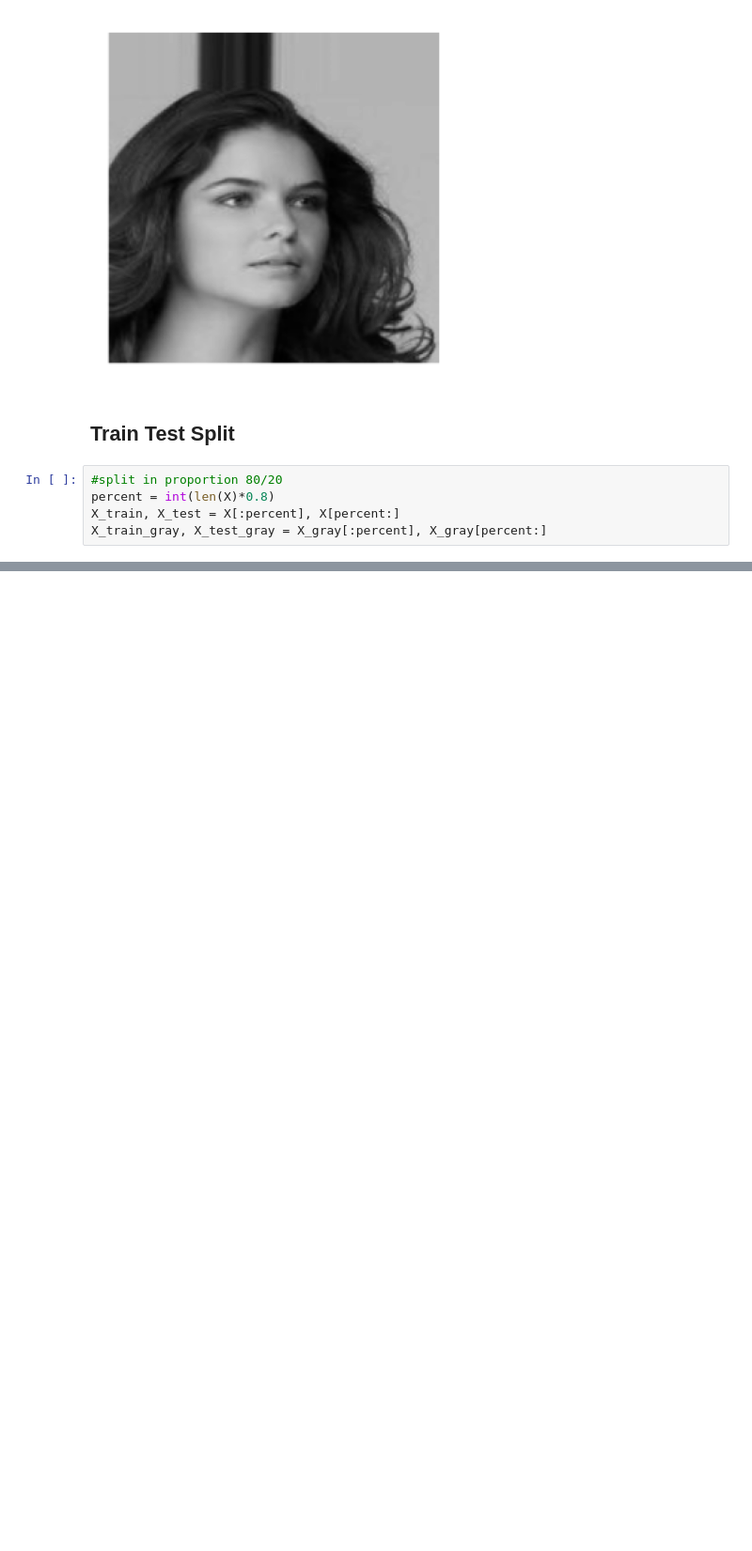
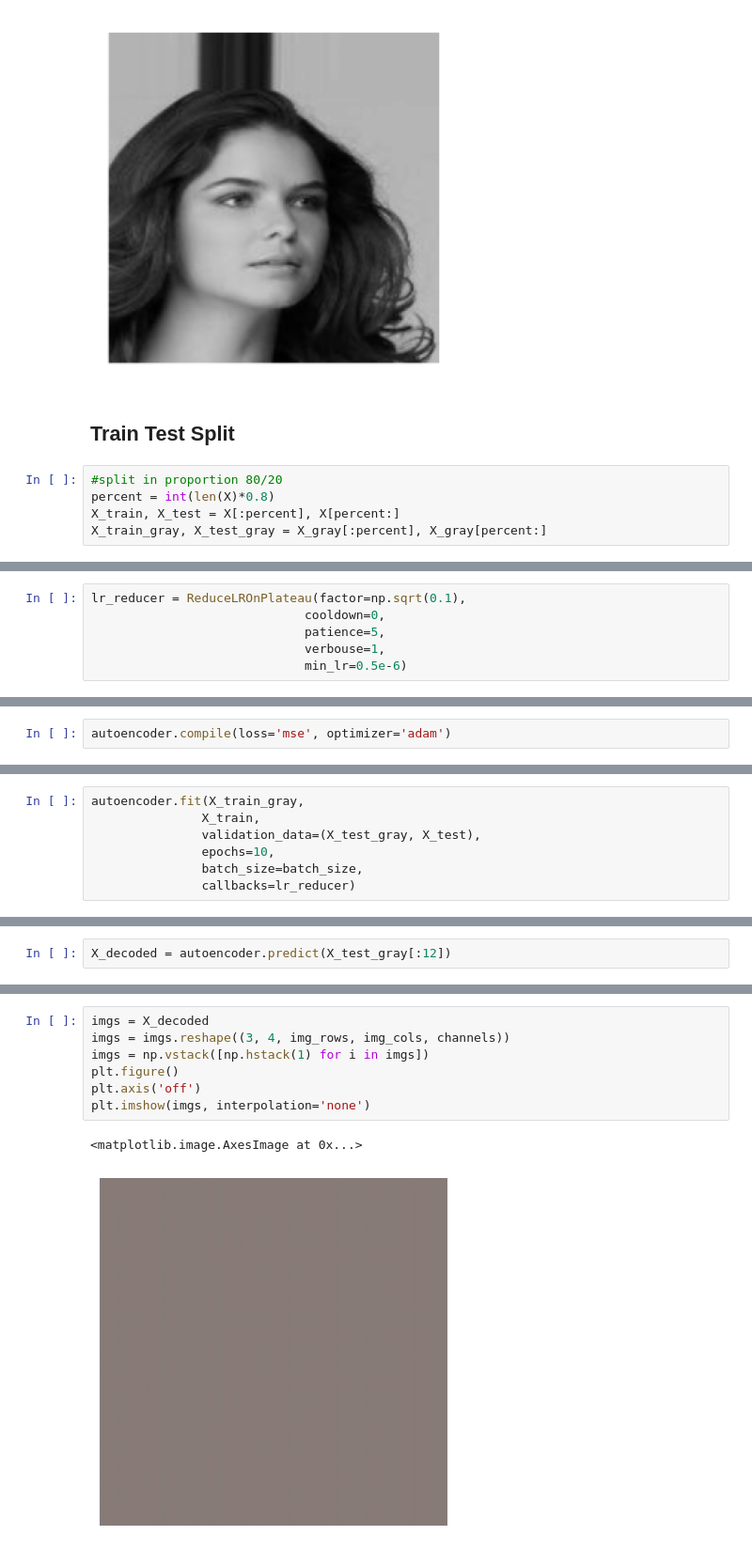
Before and after one commit to KacperWiniarski/CelebFaces, a Jupyter notebook: Image_colorization.ipynb, the cells around one changed output, grey strips where cells are left out. Shown at 94% size. Drawn from its saved outputs; the diff is of its cells as text; blank space fills up the shorter version.

Commit message:
add lr reducer and compilation. Future action - training

```diff
--- a/Image_colorization.ipynb
+++ b/Image_colorization.ipynb
@@ -186,0 +189,6 @@ _________________________________________________________________
+# %%
+lr_reducer = ReduceLROnPlateau(factor=np.sqrt(0.1),
+                             cooldown=0,
+                             patience=5,
+                             verbouse=1,
+                             min_lr=0.5e-6)
@@ -186,0 +197,2 @@ _________________________________________________________________
+# %%
+autoencoder.compile(loss='mse', optimizer='adam')
@@ -186,0 +201,7 @@ _________________________________________________________________
+# %%
+autoencoder.fit(X_train_gray,
+               X_train,
+               validation_data=(X_test_gray, X_test),
+               epochs=10,
+               batch_size=batch_size,
+               callbacks=lr_reducer)
@@ -186,0 +230,2 @@ _________________________________________________________________
+# %%
+X_decoded = autoencoder.predict(X_test_gray[:12])
@@ -186,0 +234,10 @@ _________________________________________________________________
+# %%
+imgs = X_decoded
+imgs = imgs.reshape((3, 4, img_rows, img_cols, channels))
+imgs = np.vstack([np.hstack(1) for i in imgs])
+plt.figure()
+plt.axis('off')
+plt.imshow(imgs, interpolation='none')
+# %% [output]
+<matplotlib.image.AxesImage at 0x...>
+[figure, added]
```
Also changed, not shown: parts of 27 cells of this notebook.
